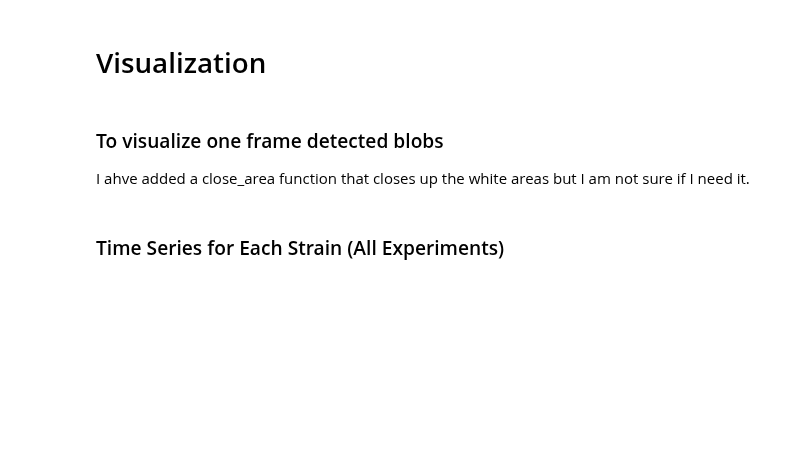
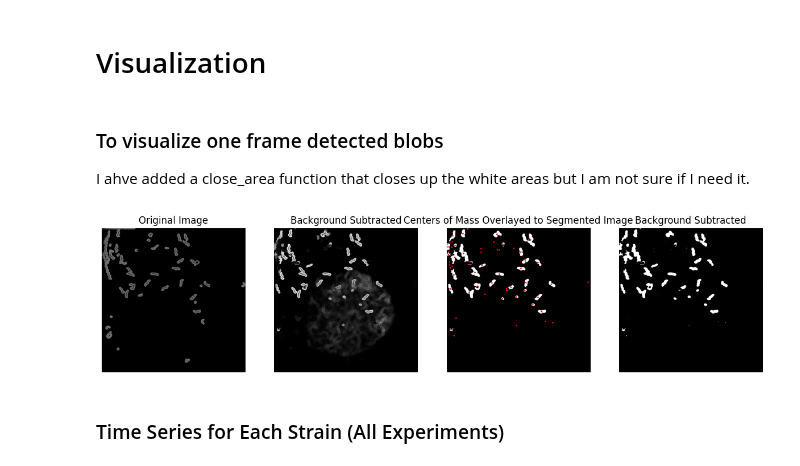
Before and after one commit to erusconiclerici/collectiveNematodes, a Jupyter notebook: Code/Python/Strain_Comparison_Study.ipynb, the cells around one changed output. Cells and saved outputs as stored; diff of their text form; code cells hidden in the pictures; blank space fills up the shorter version.

```diff
--- a/Code/Python/Strain_Comparison_Study.ipynb
+++ b/Code/Python/Strain_Comparison_Study.ipynb
@@ -159,7 +159,7 @@ def segment_and_close_areas(image, threshold_value, closing_kernel_size=(15, 15)
 
     return cleaned
 
-def subtract_background(frame_path, num_background_frames=50):
+def subtract_background(frame_path, num_background_frames=100):
     """
     Subtracts the background from a frame by averaging a randomly selected number
     of frames from the same folder and subtracting it from the frame.
@@ -298,7 +298,7 @@ import random
 
 # Assuming all the other functions (read_image, subtract_background, etc.) are defined as provided
 
-def visualize_processing_and_results(frame_path, threshold_value=50):
+def visualize_processing_and_results(frame_path, threshold_value=70):
     """
     Visualizes the original frame, the frame after background subtraction and thresholding,
     and the frame with the detected centers of mass overlayed, ensuring vertical positions are handled properly.
@@ -315,34 +315,36 @@ def visualize_processing_and_results(frame_path, threshold_value=50):
     ax[0].imshow(original_image, cmap='gray')
     ax[0].set_title('Original Image')
     ax[0].axis('off')
 
     # Image after Background Subtraction and Histogram Equalization
     ax[1].imshow(subtracted, cmap='gray')
     ax[1].set_title('Background Subtracted')
     ax[1].axis('off')
 
     # Image with Centers of Mass
     ax[2].imshow(segmented, cmap='gray')
     for prop in properties:
         # Use the original centroid coordinates directly for plotting
         # This assumes y-coordinate adjustments were not necessary as they are already correct
         center_of_mass = prop.centroid
         circ = patches.Circle((center_of_mass[1], center_of_mass[0]), radius=5, edgecolor='red', facecolor='none')
         ax[2].add_patch(circ)
 
     ax[2].set_title('Centers of Mass Overlayed to Segmented Image')
     ax[2].axis('off')
 
     ax[3].imshow(segmented, cmap='gray')
     ax[3].set_title('Background Subtracted')
     ax[3].axis('off')
 
     plt.show()
 
 
 # Example usage
-frame_path = '/Volumes/TOSHIBA_EXT/Phenotype_features_collective/Data/ExtractedFrames/MY23/1.2_7_nic252_e2_my23_6c_Set0_Pos0_Ch6_15012018_165449/000000.jpg'
+frame_path = '/Volumes/TOSHIBA_EXT/Phenotype_features_collective/Data/ExtractedFrames/N2/1.1_8_n2_6b_my16_74_Set0_Pos0_Ch5_14012018_173553/000100.jpg'
 visualize_processing_and_results(frame_path)
+# %% [output]
+[figure, added]
 # %% [markdown]
 ### Time Series for Each Strain (All Experiments) ###
 # %% [markdown]
```
Also changed, not shown: parts of 1 cell of this notebook, 4 other files.
